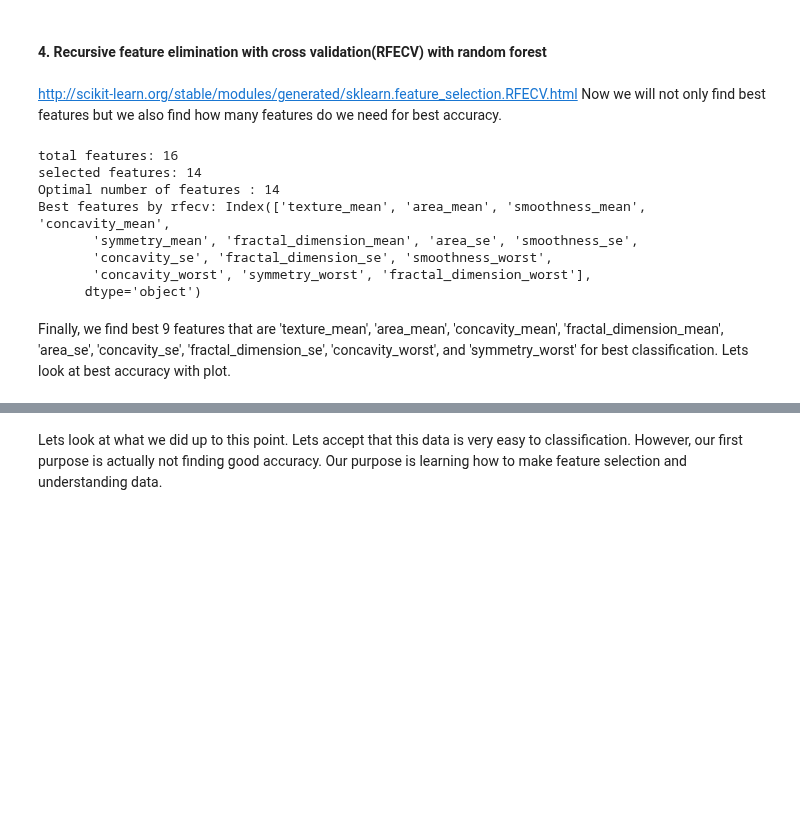
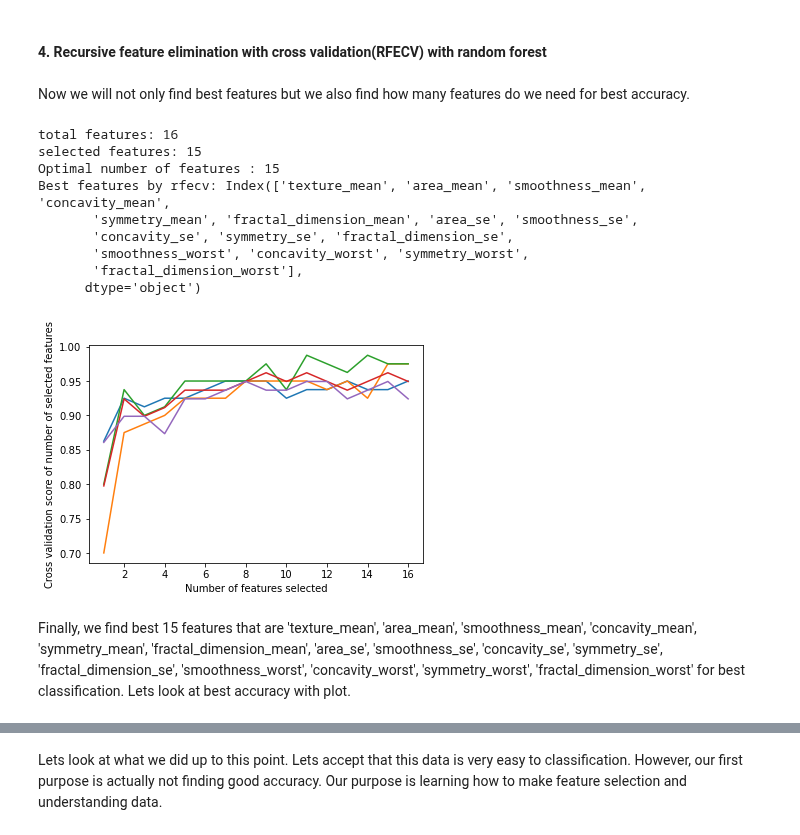
Before and after one commit to tutorialcreation/causality-module, a Jupyter notebook: notebooks/Featurization.ipynb, the cells around one changed output, grey strips where cells are left out. Drawn from its saved outputs; the diff is of its cells as text; code cells hidden in the pictures; blank space fills up the shorter version.

Commit message:
added method for selecting features by random forest

```diff
--- a/notebooks/Featurization.ipynb
+++ b/notebooks/Featurization.ipynb
@@ -248,4 +249,4 @@ Chosen 10 best features by rfe is texture_mean, area_mean, smoothness_mean, conc
 # %% [markdown]
 #### 4.  Recursive feature elimination with cross validation(RFECV) with random forest
 # %% [markdown]
-http://scikit-learn.org/stable/modules/generated/sklearn.feature_selection.RFECV.html Now we will not only find best features but we also find how many features do we need for best accuracy.
+Now we will not only find best features but we also find how many features do we need for best accuracy.
@@ -259,23 +253,50 @@ rfecv = rfecv.fit(x_train, y_train)
 # %%
-# let's print the number of total and selected features
-fs_rfecv = DataFrame(rfecv.support_, columns = ["RFECV"], index=x_train.columns)
-fs_rfecv = fs_rfecv.reset_index()
-# this is how we can make a list of the selected features
-# let's print some stats
-print('total features: {}'.format((x_train.shape[1])))
-print('selected features: {}'.format(len(x_train.columns[rfecv.support_])))
-print('Optimal number of features :', rfecv.n_features_)
-print('Best features by rfecv:',x_train.columns[rfecv.support_])
+def by_rfecv(x_train,y_train):
+    """
+    select by recursive feature elimination
+
+    args:
+        x_train (pd.DataFrame): a pandas dataframe for trarining x dataset
+        y_train (pd.DataFrame): a pandas dataframe for training y dataset
+
+    returns:
+        a datafram of the extracted features
+    """
+    # The "accuracy" scoring is proportional to the number of correct classifications
+    clf_rf_4 = RandomForestClassifier()
+    rfecv = RFECV(estimator=clf_rf_4, step=1, cv=5,scoring='accuracy')   #5-fold cross-validation
+    rfecv = rfecv.fit(x_train, y_train)
+    # let's print the number of total and selected features
+    fs_rfecv = DataFrame(rfecv.support_, columns = ["RFECV"], index=x_train.columns)
+    fs_rfecv = fs_rfecv.reset_index()
+    # this is how we can make a list of the selected features
+    # let's print some stats
+    print('total features: {}'.format((x_train.shape[1])))
+    print('selected features: {}'.format(len(x_train.columns[rfecv.support_])))
+    print('Optimal number of features :', rfecv.n_features_)
+    print('Best features by rfecv:',x_train.columns[rfecv.support_])
+    return rfecv,fs_rfecv
-# %% [output]
-total features: 16
-selected features: 14
-Optimal number of features : 14
-Best features by rfecv: Index(['texture_mean', 'area_mean', 'smoothness_mean', 'concavity_mean',
-       'symmetry_mean', 'fractal_dimension_mean', 'area_se', 'smoothness_se',
-       'concavity_se', 'fractal_dimension_se', 'smoothness_worst',
-       'concavity_worst', 'symmetry_worst', 'fractal_dimension_worst'],
-      dtype='object')
+# %%
+rfecv,fs_rfecv = by_rfecv(x_train,y_train)
+plt.figure()
+plt.xlabel("Number of features selected")
+plt.ylabel("Cross validation score of number of selected features")
+plt.plot(range(1, len(rfecv.grid_scores_) + 1), rfecv.grid_scores_)
+plt.show()
+# %% [output]
+total features: 16
+selected features: 15
+Optimal number of features : 15
+Best features by rfecv: Index(['texture_mean', 'area_mean', 'smoothness_mean', 'concavity_mean',
+       'symmetry_mean', 'fractal_dimension_mean', 'area_se', 'smoothness_se',
+       'concavity_se', 'symmetry_se', 'fractal_dimension_se',
+       'smoothness_worst', 'concavity_worst', 'symmetry_worst',
+       'fractal_dimension_worst'],
+      dtype='object')
+[figure, added]
 # %% [markdown]
-Finally, we find best 9 features that are 'texture_mean', 'area_mean', 'concavity_mean', 'fractal_dimension_mean',
-       'area_se', 'concavity_se', 'fractal_dimension_se', 'concavity_worst',
-       and 'symmetry_worst' for best classification. Lets look at best accuracy with plot.
+Finally, we find best 15 features that are 'texture_mean', 'area_mean', 'smoothness_mean', 'concavity_mean',
+       'symmetry_mean', 'fractal_dimension_mean', 'area_se', 'smoothness_se',
+       'concavity_se', 'symmetry_se', 'fractal_dimension_se',
+       'smoothness_worst', 'concavity_worst', 'symmetry_worst',
+       'fractal_dimension_worst' for best classification. Lets look at best accuracy with plot.
```
Also changed, not shown: parts of 7 cells of this notebook.
